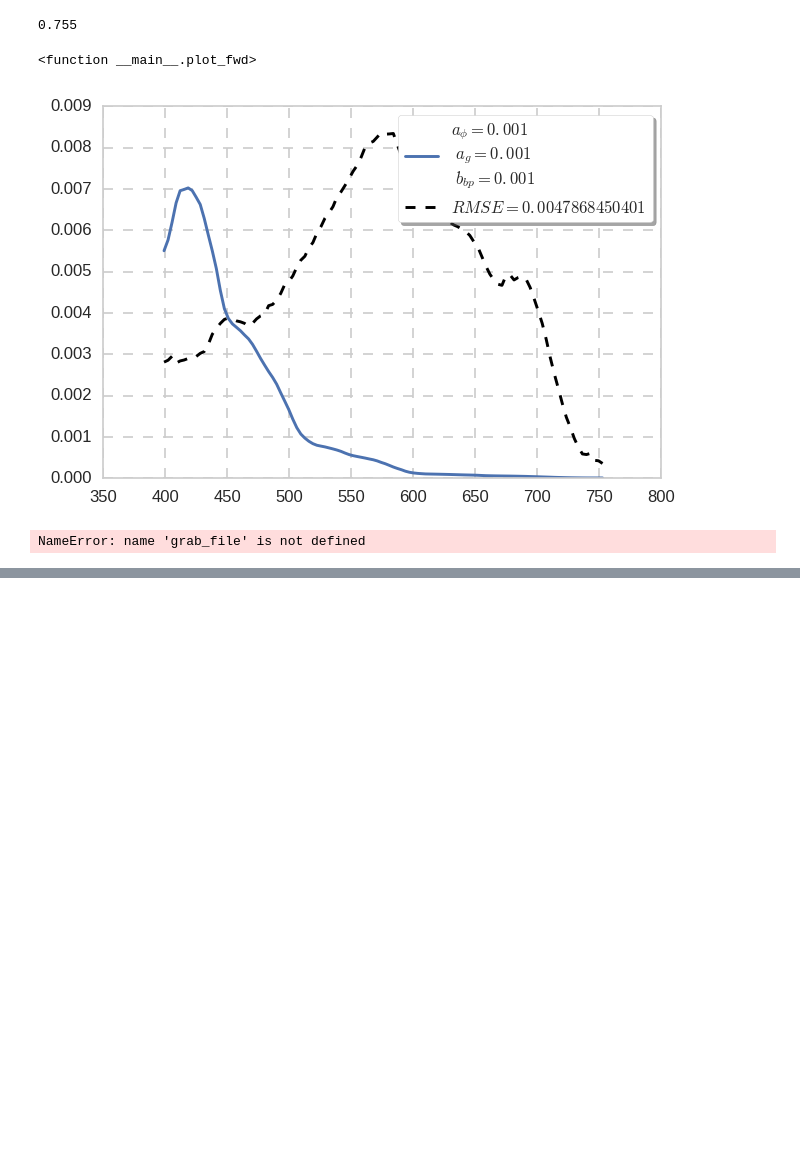
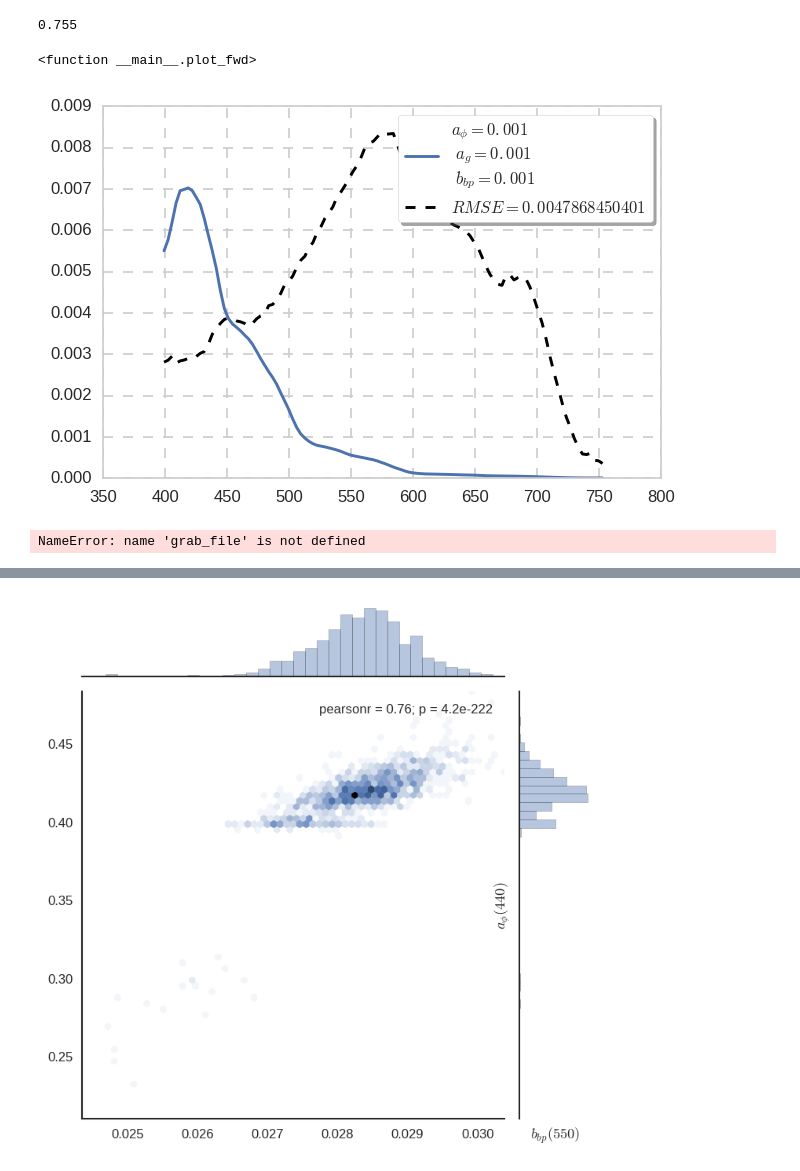
Before and after one commit to kiquetal/OO2016, a Jupyter notebook: notebooks/dalec_plot.ipynb, the cells around one changed output, grey strips where cells are left out. Drawn from its saved outputs; the diff is of its cells as text; code cells hidden in the pictures; blank space fills up the shorter version.

```diff
--- a/notebooks/dalec_plot.ipynb
+++ b/notebooks/dalec_plot.ipynb
@@ -1284,0 +1242,82 @@ for name in sitelist:
+# %%
+
+a = []
+b = []
+c = []
+
+print(sitename)
+
+for i_iter in range(0, len(synth_data)):
+    a.append(synth_data[i_iter].x[0]) #phi)
+    b.append(synth_data[i_iter].x[1]) #bbp)
+    c.append(synth_data[i_iter].x[2]) #cdom
+
+a = np.asarray(a)
+b = np.asarray(b)
+c = np.asarray(c)
+
+# bbp v aphi
+
+with sns.axes_style("white"):
+    sns.jointplot(b, a,  kind="hex");
+    #sns.jointplot(np.median(b), np.median(a), kind="hex") # cant do this :-/
+
+sns.axlabel('$b_{bp}(550)$', '$a_\phi(440)$')
+plt.hold(True)
+pylab.show()
+
+error_ellipse_plot(b, a, plot_label=sitename, _xlabel='$b_{bp}(550)$', _ylabel='$a_\phi(440)$')
+error_ellipse_plot(np.median(b), np.median(a), plotcolour='r', size=9)
+pylab.show()
+
+
+# bbp vs cdom
+
+with sns.axes_style("white"):
+    sns.jointplot(b, c,  kind="hex");
+
+sns.axlabel('$b_{bp}(550)$', '$a_g(400)$')
+plt.hold(True)
+pylab.show()
+
+error_ellipse_plot(b, c, plot_label=sitename, _xlabel='$b_{bp}(550)$', _ylabel='$a_g(400)$')
+error_ellipse_plot(np.median(b), np.median(c), plotcolour='r', size=9)
+pylab.show()
+
+# cdom vs a
+
+with sns.axes_style("white"):
+    sns.jointplot(c, a,  kind="hex");
+
+sns.axlabel('$a_g(400)$', '$a_\phi(440)$')
+plt.hold(True)
+pylab.show()
+
+error_ellipse_plot(c, a, plot_label=sitename, _xlabel='$a_g(400)$', _ylabel='$a_\phi(440)$')
+error_ellipse_plot(np.median(c), np.median(a), plotcolour='r', size=9)
+pylab.show()
+
+
+
+#for name in sitelist:
+#    aphi = measured_average_iop[site][0]
+#    std_aphi = std_iop[site][0]
+
+#    bbp = measured_average_iop[site][1]
+#    std_bbp = std_iop[site][1]
+
+#    cdom = measured_average_iop[site][2]
+#    std_cdom = std_iop[site][2]
+
+#    a = std_aphi * np.random.randn(samples) + aphi
+#    b = std_bbp * np.random.randn(samples) + bbp
+#    c = std_cdom * np.random.randn(samples) + cdom
+
+
+
+#    error_ellipse_plot(b, c, _xlabel='$b_{bp}(550)(m^{-1})$', _ylabel='$a_{y}(400)(m^{-1})$', plot_label=name)
+#    pylab.show()
+
+#    error_ellipse_plot(c, a, _xlabel='$a_{y}(400)(m^{-1})$', _ylabel='$a_\phi(440)(m^{-1})$', plot_label=name)
+#    pylab.show()
+# %% [output]
@@ -1284,0 +1325 @@ for name in sitelist:
+[figure, added]
```
Also changed, not shown: parts of 13 cells of this notebook, 1 other file.
